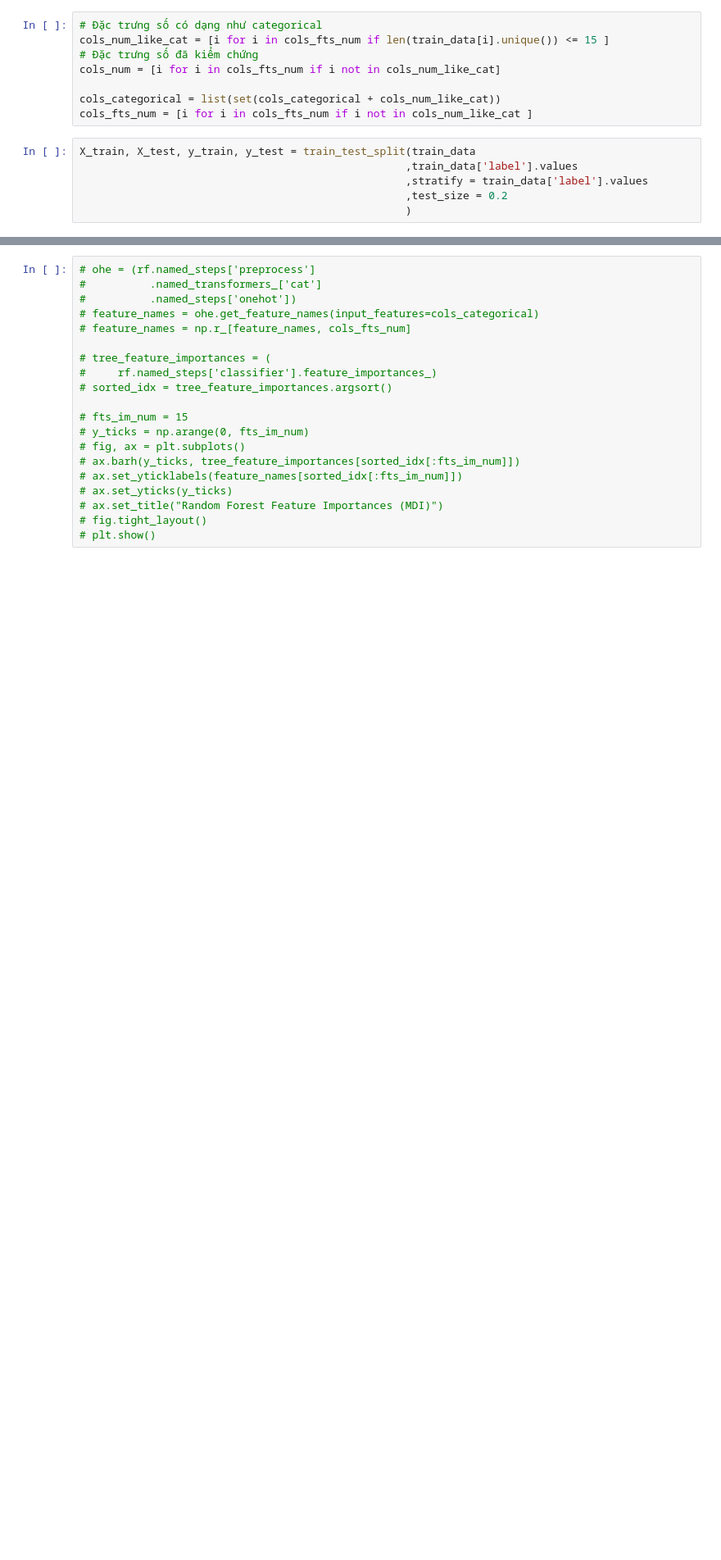
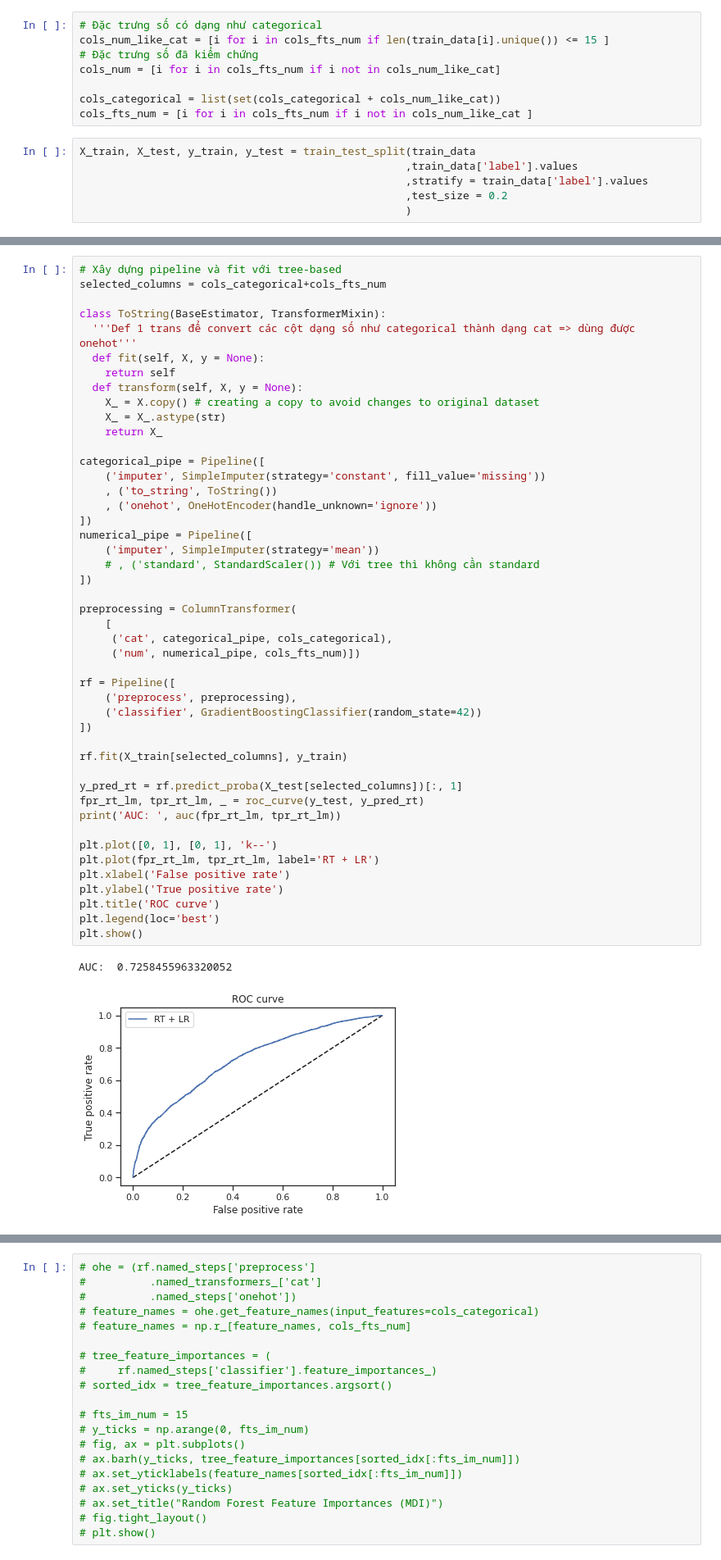
Before and after one commit to quanvu0996/compet, a Jupyter notebook: kalapa_4student_traditional_ML.ipynb, the cells around one changed output, grey strips where cells are left out. Shown at 82% size. Drawn from its saved outputs; the diff is of its cells as text; blank space fills up the shorter version.

Commit message:
Được tạo bằng Colaboratory|0.45 XGBoost

```diff
--- a/kalapa_4student_traditional_ML.ipynb
+++ b/kalapa_4student_traditional_ML.ipynb
@@ -84 +89,50 @@ X_train, X_test, y_train, y_test = train_test_split(train_data
+# %%
+# Xây dựng pipeline và fit với tree-based
+selected_columns = cols_categorical+cols_fts_num
+
+class ToString(BaseEstimator, TransformerMixin):
+  '''Def 1 trans để convert các cột dạng số như categorical thành dạng cat => dùng được onehot'''
+  def fit(self, X, y = None):
+    return self
+  def transform(self, X, y = None):
+    X_ = X.copy() # creating a copy to avoid changes to original dataset
+    X_ = X_.astype(str)
+    return X_
+
+categorical_pipe = Pipeline([
+    ('imputer', SimpleImputer(strategy='constant', fill_value='missing'))
+    , ('to_string', ToString())
+    , ('onehot', OneHotEncoder(handle_unknown='ignore'))
+])
+numerical_pipe = Pipeline([
+    ('imputer', SimpleImputer(strategy='mean'))
+    # , ('standard', StandardScaler()) # Với tree thì không cần standard
+])
+
+preprocessing = ColumnTransformer(
+    [
+     ('cat', categorical_pipe, cols_categorical),
+     ('num', numerical_pipe, cols_fts_num)])
+
+rf = Pipeline([
+    ('preprocess', preprocessing),
+    ('classifier', GradientBoostingClassifier(random_state=42))
+])
+
+rf.fit(X_train[selected_columns], y_train)
+
+y_pred_rt = rf.predict_proba(X_test[selected_columns])[:, 1]
+fpr_rt_lm, tpr_rt_lm, _ = roc_curve(y_test, y_pred_rt)
+print('AUC: ', auc(fpr_rt_lm, tpr_rt_lm))
+
+plt.plot([0, 1], [0, 1], 'k--')
+plt.plot(fpr_rt_lm, tpr_rt_lm, label='RT + LR')
+plt.xlabel('False positive rate')
+plt.ylabel('True positive rate')
+plt.title('ROC curve')
+plt.legend(loc='best')
+plt.show()
+# %% [output]
+AUC:  0.7258455963320052
+[figure, added]
 # %%
```
Also changed, not shown: parts of 10 cells of this notebook.
